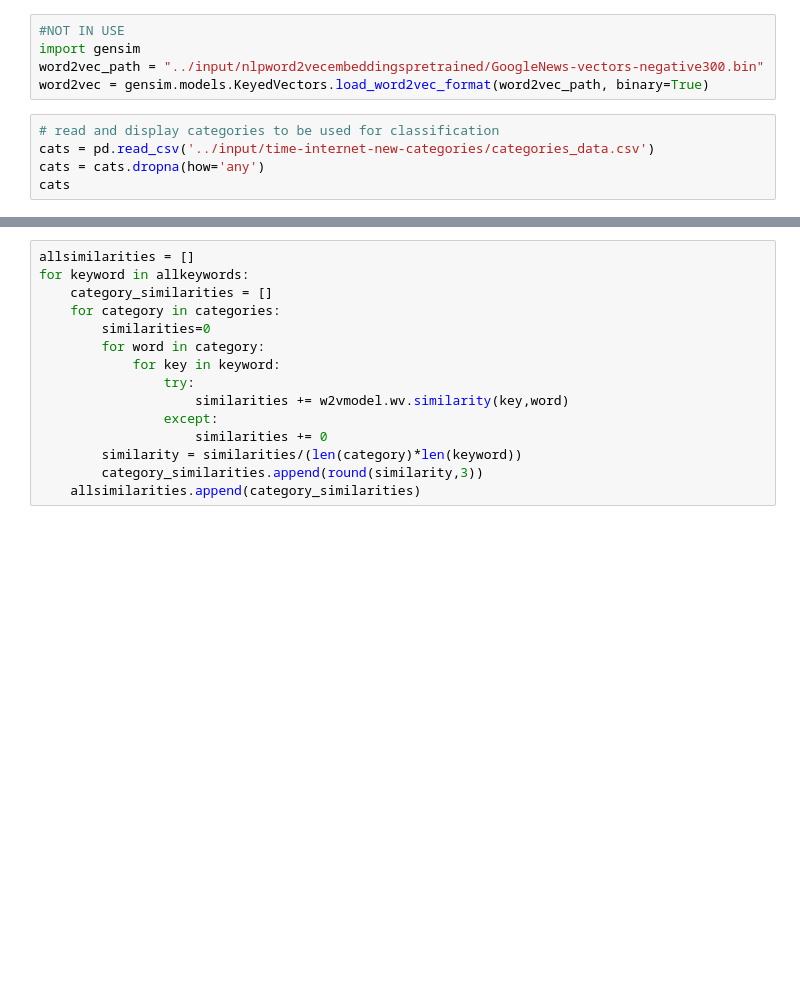
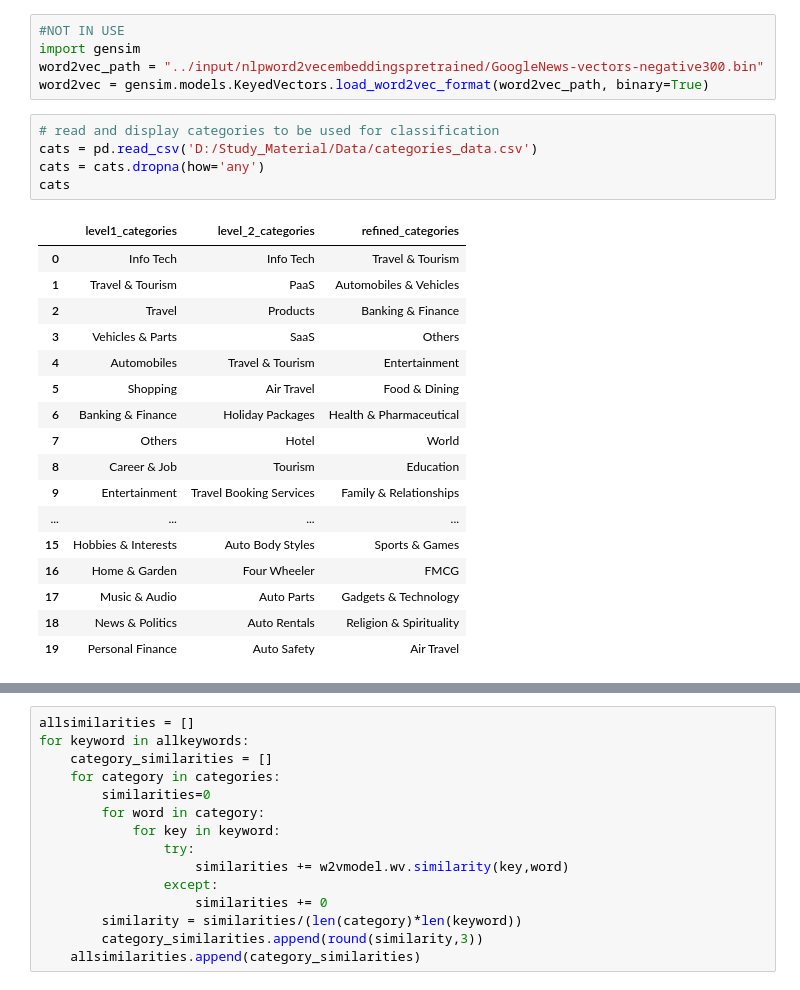
Before and after one commit to vaibhavswaminathan/ML-use-cases, a Jupyter notebook: Times Internet - MultiLabel Classification.ipynb, the cells around one changed output, grey strips where cells are left out. Saved outputs shown, nothing was run; the diff lists cells and outputs as text; blank space fills up the shorter version.

```diff
--- a/Times Internet - MultiLabel Classification.ipynb
+++ b/Times Internet - MultiLabel Classification.ipynb
@@ -244,9 +394,27 @@ word2vec_path = "../input/nlpword2vecembeddingspretrained/GoogleNews-vectors-neg
 word2vec = gensim.models.KeyedVectors.load_word2vec_format(word2vec_path, binary=True)
 # %%
 # read and display categories to be used for classification
-cats = pd.read_csv('../input/time-internet-new-categories/categories_data.csv')
+cats = pd.read_csv('D:/Study_Material/Data/categories_data.csv')
 cats = cats.dropna(how='any')
 cats
+# %% [output]
+|  | level1_categories | level_2_categories | refined_categories |
+| 0 | Info Tech | Info Tech | Travel & Tourism |
+| 1 | Travel & Tourism | PaaS | Automobiles & Vehicles |
+| 2 | Travel | Products | Banking & Finance |
+| 3 | Vehicles & Parts | SaaS | Others |
+| 4 | Automobiles | Travel & Tourism | Entertainment |
+| 5 | Shopping | Air Travel | Food & Dining |
+| 6 | Banking & Finance | Holiday Packages | Health & Pharmaceutical |
+| 7 | Others | Hotel | World |
+| 8 | Career & Job | Tourism | Education |
+| 9 | Entertainment | Travel Booking Services | Family & Relationships |
+| ... | ... | ... | ... |
+| 15 | Hobbies & Interests | Auto Body Styles | Sports & Games |
+| 16 | Home & Garden | Four Wheeler | FMCG |
+| 17 | Music & Audio | Auto Parts | Gadgets & Technology |
+| 18 | News & Politics | Auto Rentals | Religion & Spirituality |
+| 19 | Personal Finance | Auto Safety | Air Travel |
 # %%
 categories = []
 for category in cats.refined_categories:
```
Also changed, not shown: parts of 27 cells of this notebook.
